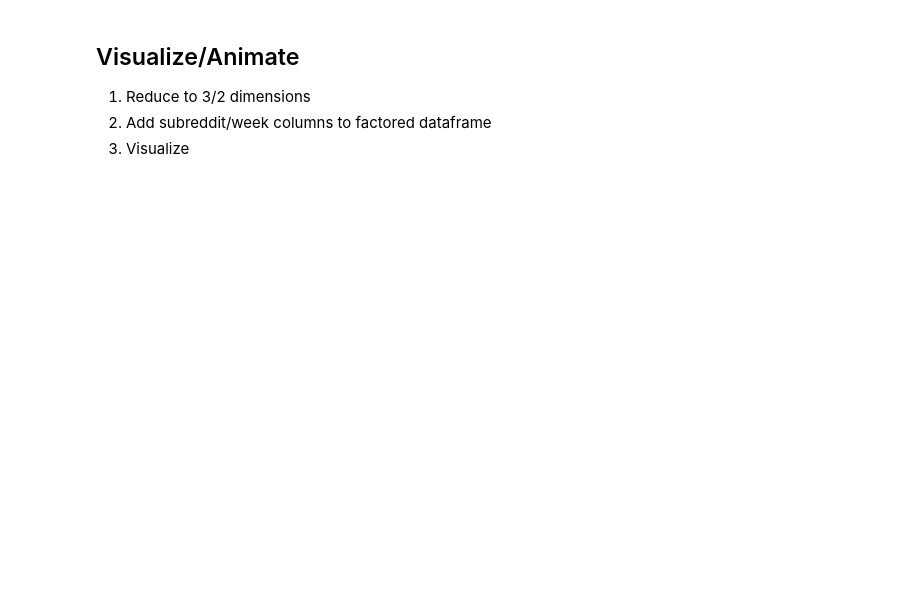
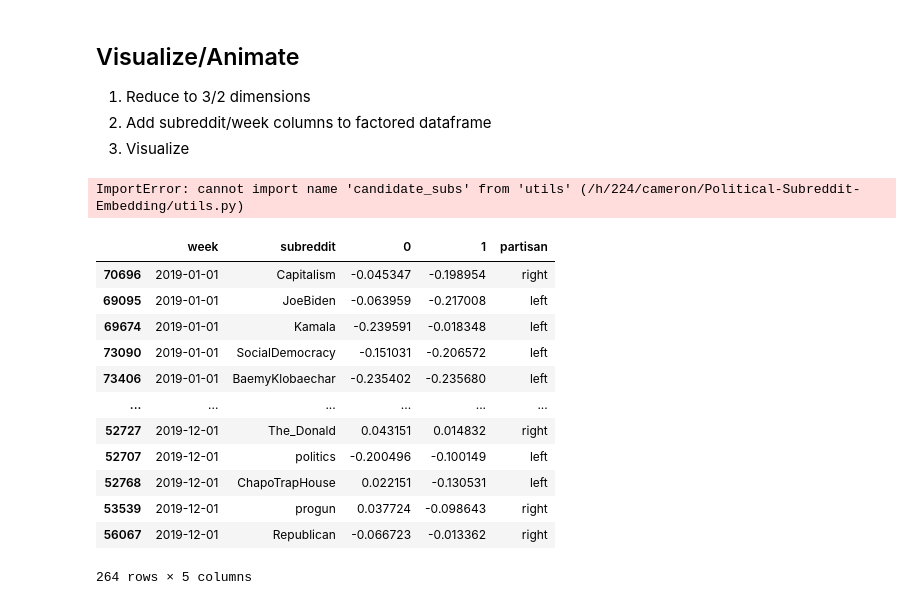
Before and after one commit to CSSLab/political-subreddits, a Jupyter notebook: Subreddit_Embedding_Temporal.ipynb, the cells around one changed output. Cells and saved outputs as stored; diff of their text form; code cells hidden in the pictures; blank space fills up the shorter version.

```diff
--- a/Subreddit_Embedding_Temporal.ipynb
+++ b/Subreddit_Embedding_Temporal.ipynb
@@ -236,27 +262,42 @@ sub_df
 3. Visualize
 # %%
 from sklearn.decomposition import PCA
+from utils import candidate_subs
 import plotly.express as px
 subprocess.run("mkdir -p visualizations/temporal", shell=True)
-left_subreddits = ["JoeBiden","Pete_Buttigieg","Kamala",
-                        "SandersForPresident","BetoORourke","ElizabethWarren",
-                        "BaemyKlobaechar","YangForPresidentHQ","politics","progressive",
+left_subreddits = candidate_subs + ["politics","progressive",
                         "demsocialist","SocialDemocracy","centerleftpolitics",
                         "ConservativeDemocrat","moderatepolitics","ChapoTrapHouse"]
 right_subreddits = ["The_Donald","Conservative","ShitPoliticsSays","progun","Republican","Capitalism"]
+# %% [output]
+ImportError: cannot import name 'candidate_subs' from 'utils' (/h/224/cameron/Political-Subreddit-Embedding/utils.py)
 # %%
 # PCA Dim Reduction -> 2 dimensions
 pca =  PCA(n_components = 2)
 two_dim =  pd.DataFrame(pca.fit_transform(vectors))
 two_dim[["subreddit","week"]] = sub_df
 idx = pd.MultiIndex.from_product([two_dim['week'].unique(), two_dim['subreddit'].unique()],
                                  names=['week', 'subreddit'])
 
 # In the case that there isn't a vector for a specific week/subreddit we bacfill the vector from the previous
-two_dim = two_dim.set_index(['week', 'subreddit']).reindex(idx).reset_index().sort_values('week').bfill()
+two_dim = two_dim.set_index(['week', 'subreddit']).reindex(idx).reset_index().sort_values('week')
 two_dim = two_dim[two_dim["subreddit"].isin(left_subreddits) | two_dim["subreddit"].isin(right_subreddits)]
 two_dim["partisan"] = np.where(two_dim["subreddit"].isin(left_subreddits), 'left', 'right')
 two_dim
+# %% [output]
+|  | week | subreddit | 0 | 1 | partisan |
+| 70696 | 2019-01-01 | Capitalism | -0.045347 | -0.198954 | right |
+| 69095 | 2019-01-01 | JoeBiden | -0.063959 | -0.217008 | left |
+| 69674 | 2019-01-01 | Kamala | -0.239591 | -0.018348 | left |
+| 73090 | 2019-01-01 | SocialDemocracy | -0.151031 | -0.206572 | left |
+| 73406 | 2019-01-01 | BaemyKlobaechar | -0.235402 | -0.235680 | left |
+| ... | ... | ... | ... | ... | ... |
+| 52727 | 2019-12-01 | The_Donald | 0.043151 | 0.014832 | right |
+| 52707 | 2019-12-01 | politics | -0.200496 | -0.100149 | left |
+| 52768 | 2019-12-01 | ChapoTrapHouse | 0.022151 | -0.130531 | left |
+| 53539 | 2019-12-01 | progun | 0.037724 | -0.098643 | right |
+| 56067 | 2019-12-01 | Republican | -0.066723 | -0.013362 | right |
+264 rows × 5 columns
 # %%
 (max_x, max_y), (min_x, min_y) = two_dim[[0,1]].max(axis=0), two_dim[[0,1]].min(axis=0)
 args = {
```
Also changed, not shown: parts of 12 cells of this notebook, 11 other files.
